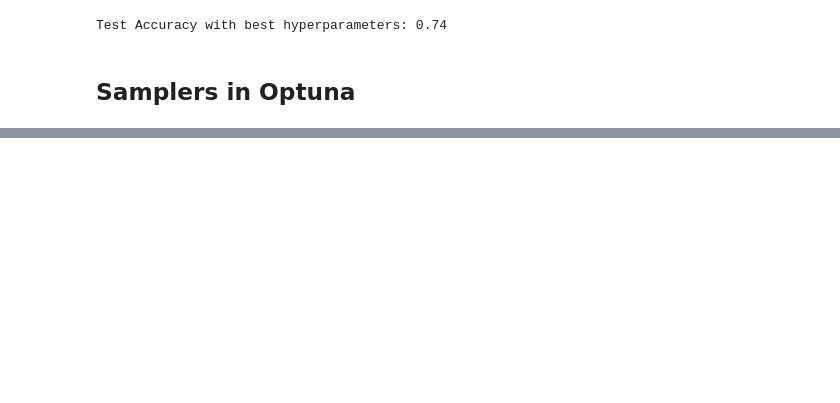
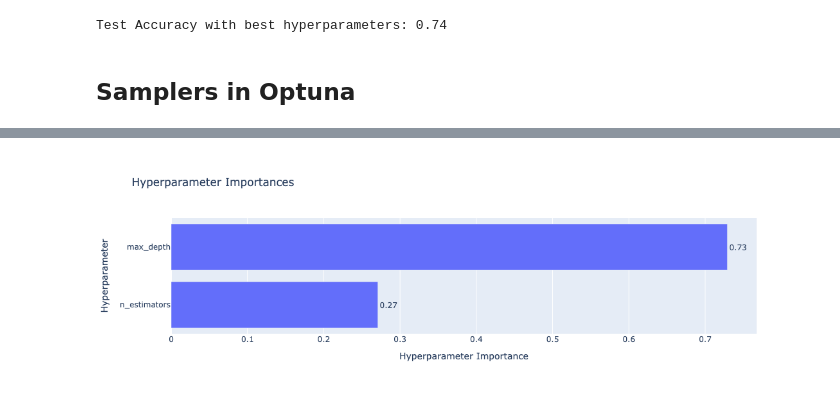
Before and after one commit to AayushAswal27/deep-learning-implementations, a Jupyter notebook: optuna-basics.ipynb, the cells around one changed output, grey strips where cells are left out. Drawn from its saved outputs; the diff is of its cells as text; code cells hidden in the pictures; blank space fills up the shorter version.

```diff
--- a/optuna-basics.ipynb
+++ b/optuna-basics.ipynb
@@ -342,0 +313,5 @@ Test Accuracy with best hyperparameters: 0.74
+# %%
+# 5. Hyperparameter Importance
+plot_param_importances(study).show()
+# %% [output]
+[figure, added]
```
Also changed, not shown: parts of 17 cells of this notebook.
